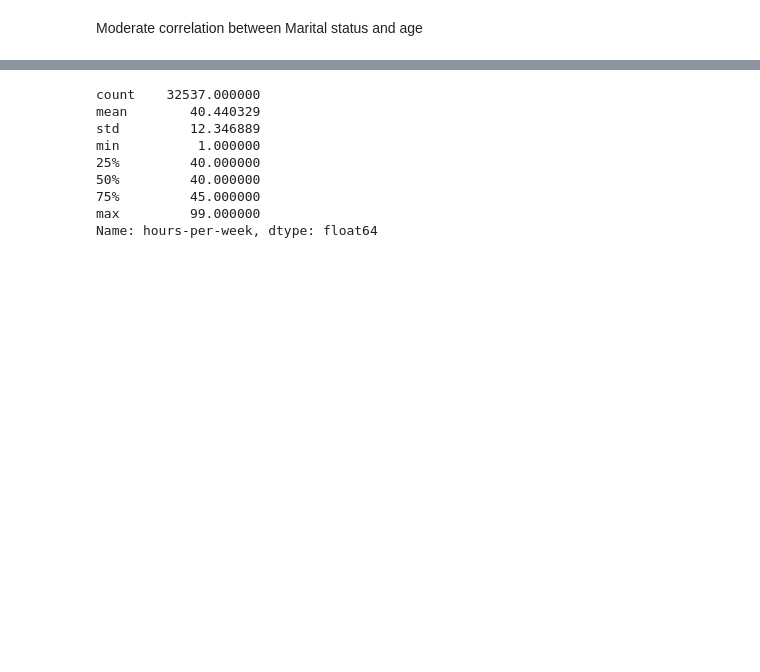
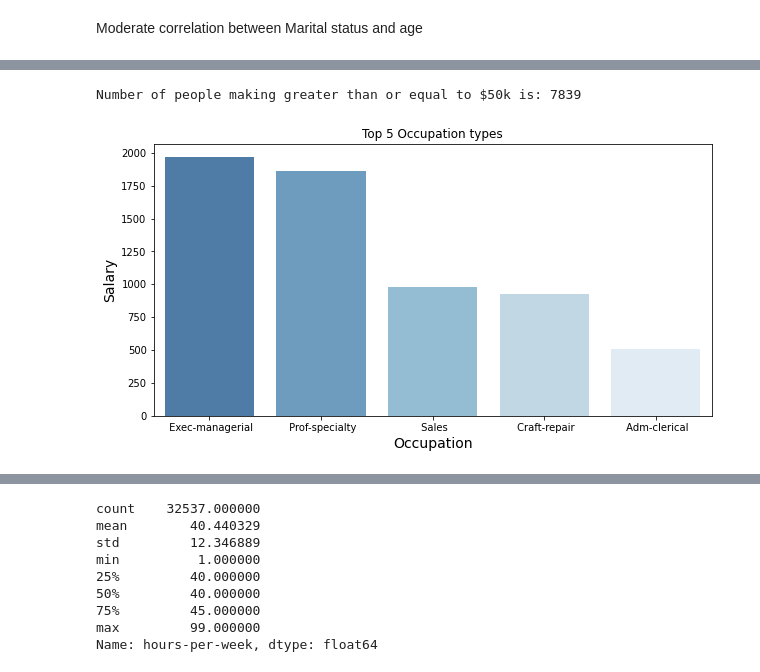
Before and after one commit to jeangarcia77/Salary-Prediction-Analysis, a Jupyter notebook: Salary_Prediction_Project.ipynb, the cells around one changed output, grey strips where cells are left out. Saved outputs shown, nothing was run; the diff lists cells and outputs as text; code cells hidden in the pictures; blank space fills up the shorter version.

```diff
--- a/Salary_Prediction_Project.ipynb
+++ b/Salary_Prediction_Project.ipynb
@@ -351,0 +360,16 @@ Moderate correlation between Marital status and age
+# %%
+high_salary = df_salary[df_salary.salary == 1].groupby(['occupation'])['salary'].value_counts().sum()
+print(f'Number of people making greater than or equal to $50k is: {high_salary}')
+# %% [output]
+Number of people making greater than or equal to $50k is: 7839
+# %%
+top5_occupations  = df_salary.groupby(['occupation'])['salary'].sum().sort_values(ascending=False)
+top5_occupations = top5_occupations[:5,]
+plt.figure(figsize=(10,5))
+ax = sns.barplot(top5_occupations.index, top5_occupations.values, alpha=0.8, palette="Blues_r")
+plt.title('Top 5 Occupation types')
+plt.ylabel('Salary', fontsize=14)
+plt.xlabel('Occupation', fontsize=14)
+plt.show()
+# %% [output]
+[figure, added]
```
Also changed, not shown: parts of 11 cells of this notebook.
